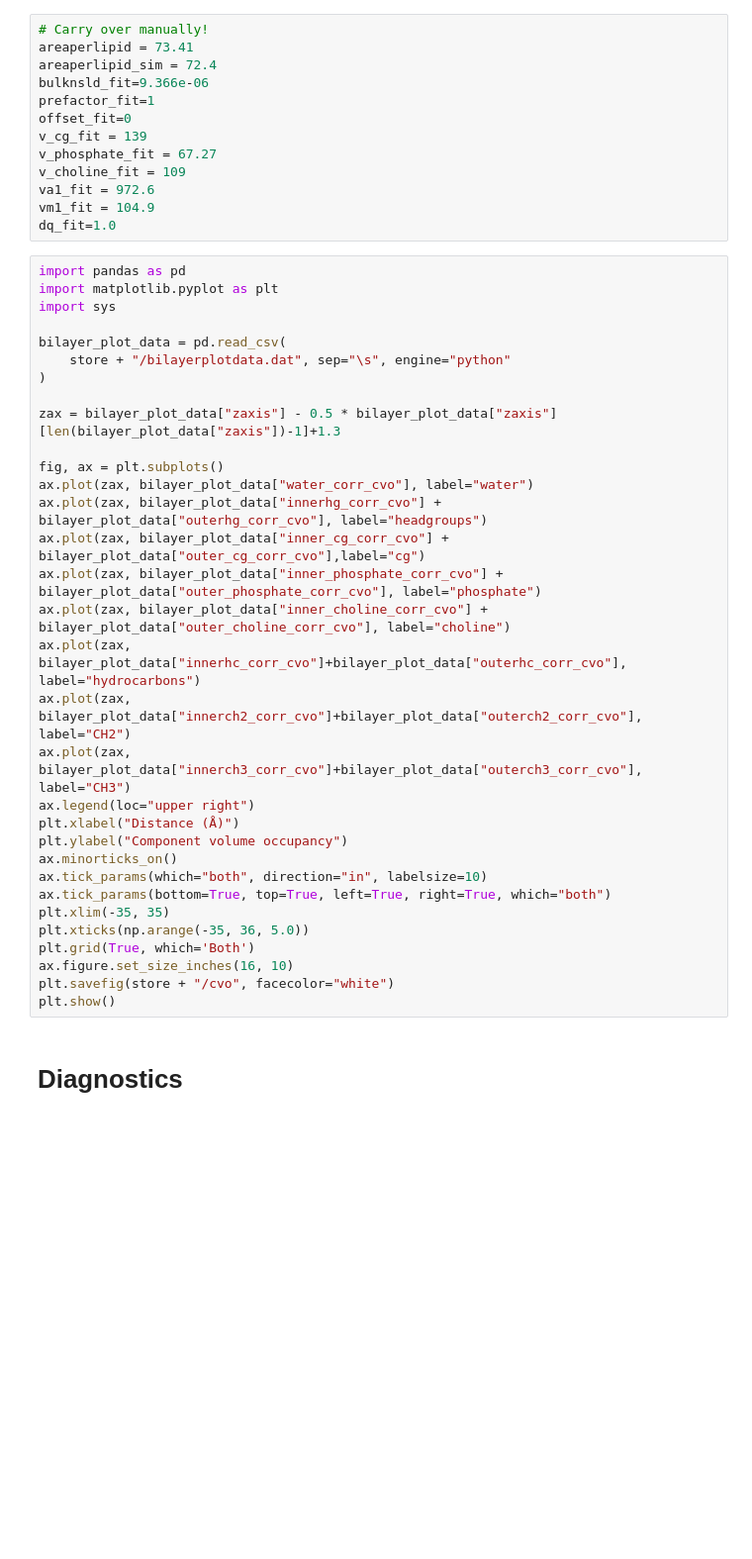
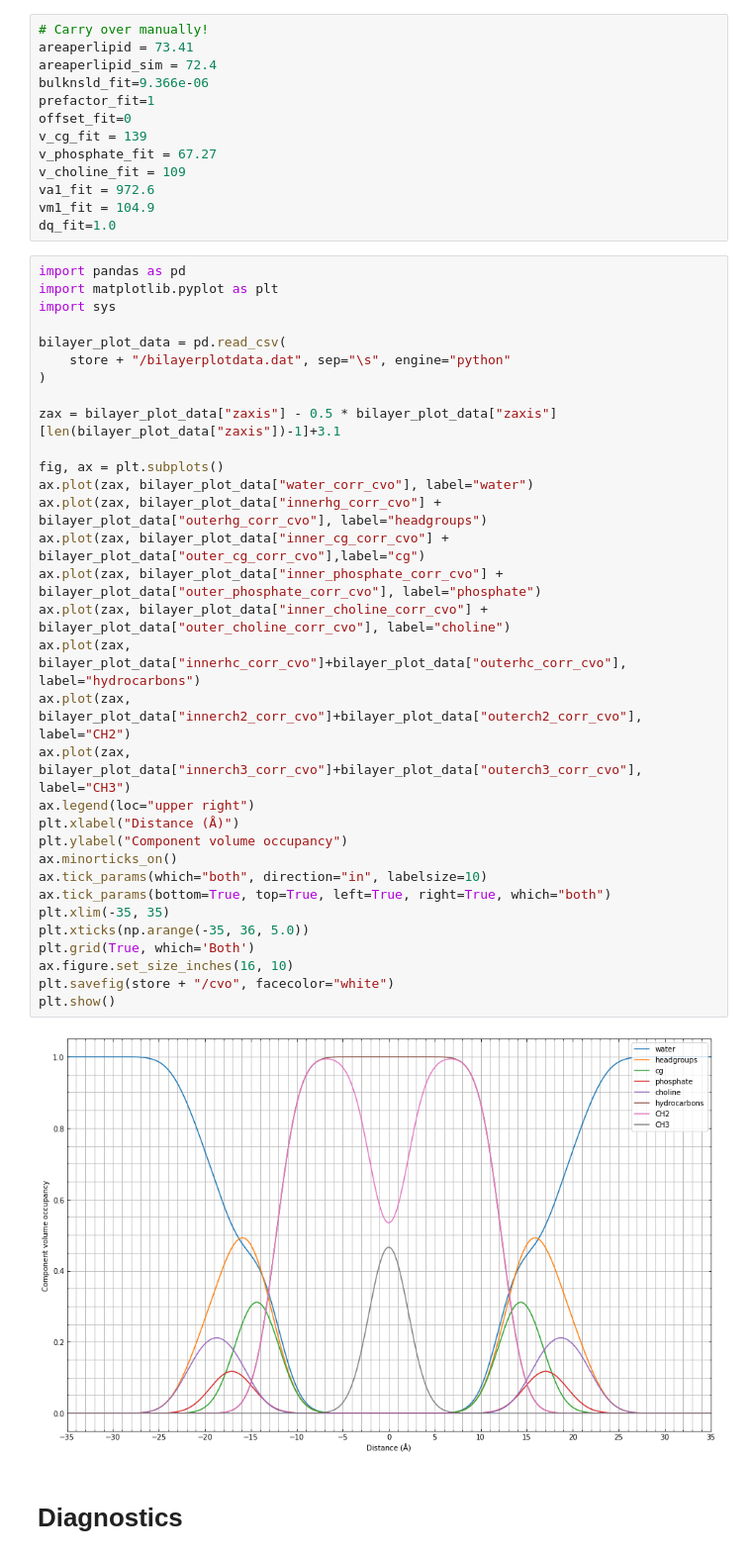
Before and after one commit to criosx/molgroups, a Jupyter notebook: examples/diffraction/NagleDOPC/fit_accounting_for_missing_oxygen_in_model/sample_notebook_MAM.ipynb, the cells around one changed output. Shown at 99% size. Drawn from its saved outputs; the diff is of its cells as text; blank space fills up the shorter version.

```diff
--- a/examples/diffraction/NagleDOPC/fit_accounting_for_missing_oxygen_in_model/sample_notebook_MAM.ipynb
+++ b/examples/diffraction/NagleDOPC/fit_accounting_for_missing_oxygen_in_model/sample_notebook_MAM.ipynb
@@ -476,34 +495,36 @@ dq_fit=1.0
 import pandas as pd
 import matplotlib.pyplot as plt
 import sys
 
 bilayer_plot_data = pd.read_csv(
     store + "/bilayerplotdata.dat", sep="\s", engine="python"
 )
 
-zax = bilayer_plot_data["zaxis"] - 0.5 * bilayer_plot_data["zaxis"][len(bilayer_plot_data["zaxis"])-1]+1.3
+zax = bilayer_plot_data["zaxis"] - 0.5 * bilayer_plot_data["zaxis"][len(bilayer_plot_data["zaxis"])-1]+3.1
 
 fig, ax = plt.subplots()
 ax.plot(zax, bilayer_plot_data["water_corr_cvo"], label="water")
 ax.plot(zax, bilayer_plot_data["innerhg_corr_cvo"] + bilayer_plot_data["outerhg_corr_cvo"], label="headgroups")
 ax.plot(zax, bilayer_plot_data["inner_cg_corr_cvo"] + bilayer_plot_data["outer_cg_corr_cvo"],label="cg")
 ax.plot(zax, bilayer_plot_data["inner_phosphate_corr_cvo"] + bilayer_plot_data["outer_phosphate_corr_cvo"], label="phosphate")
 ax.plot(zax, bilayer_plot_data["inner_choline_corr_cvo"] + bilayer_plot_data["outer_choline_corr_cvo"], label="choline")
 ax.plot(zax, bilayer_plot_data["innerhc_corr_cvo"]+bilayer_plot_data["outerhc_corr_cvo"], label="hydrocarbons")
 ax.plot(zax, bilayer_plot_data["innerch2_corr_cvo"]+bilayer_plot_data["outerch2_corr_cvo"], label="CH2")
 ax.plot(zax, bilayer_plot_data["innerch3_corr_cvo"]+bilayer_plot_data["outerch3_corr_cvo"], label="CH3")
 ax.legend(loc="upper right")
 plt.xlabel("Distance (Å)")
 plt.ylabel("Component volume occupancy")
 ax.minorticks_on()
 ax.tick_params(which="both", direction="in", labelsize=10)
 ax.tick_params(bottom=True, top=True, left=True, right=True, which="both")
 plt.xlim(-35, 35)
 plt.xticks(np.arange(-35, 36, 5.0))
 plt.grid(True, which='Both')
 ax.figure.set_size_inches(16, 10)
 plt.savefig(store + "/cvo", facecolor="white")
 plt.show()
+# %% [output]
+[figure, added]
 # %% [markdown]
 # Diagnostics
 # %%
```
Also changed, not shown: parts of 18 cells of this notebook, 22 other files.
